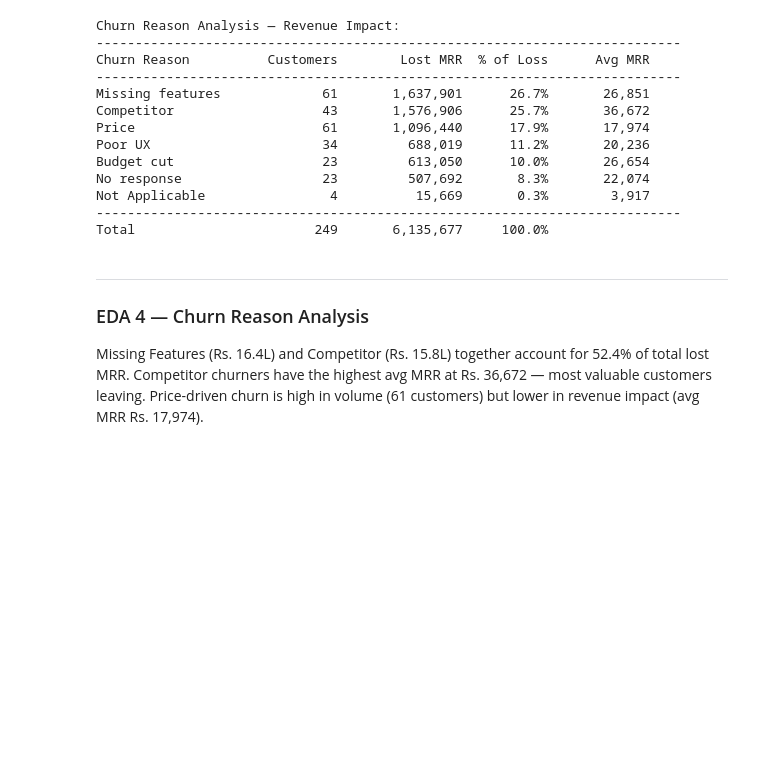
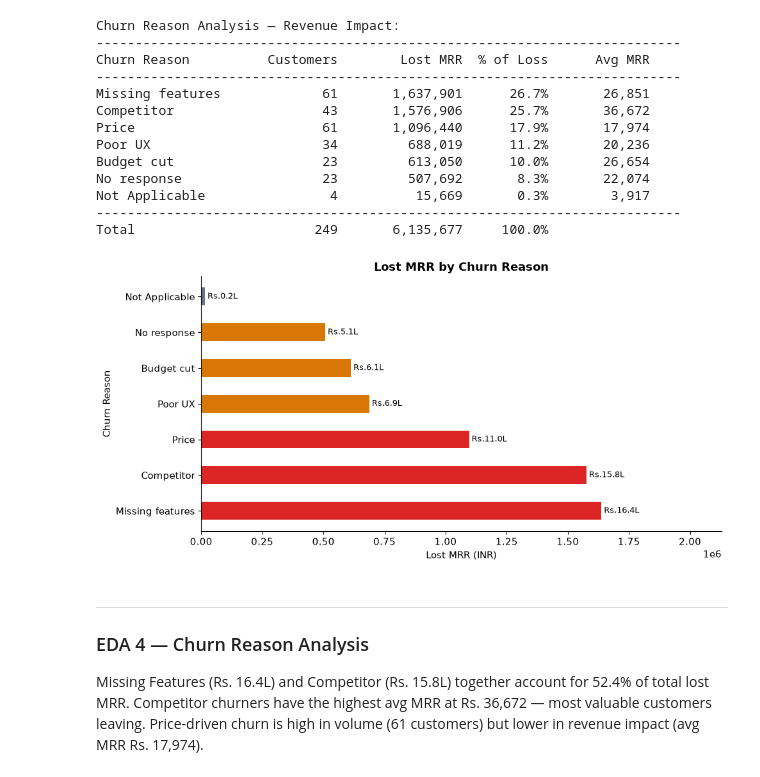
Before and after one commit to Satvikk-722/RevRadar, a Jupyter notebook: Notebooks/revradar_analysis.ipynb, the cells around one changed output. Cells and saved outputs as stored; diff of their text form; code cells hidden in the pictures; blank space fills up the shorter version.

```diff
--- a/Notebooks/revradar_analysis.ipynb
+++ b/Notebooks/revradar_analysis.ipynb
@@ -454,6 +563,35 @@ No response                  23         507,692       8.3%       22,074
 Not Applicable                4          15,669       0.3%        3,917
 ---------------------------------------------------------------------------
 Total                       249       6,135,677     100.0%
+# %%
+# Chart 4 — Lost MRR by Churn Reason
+fig, ax = plt.subplots()
+
+reasons = churn_reason_mrr.sort_values(ascending=False).index.tolist()
+mrr_lost = churn_reason_mrr.sort_values(ascending=False).values.tolist()
+
+reason_colors = [colors['danger'] if m > 1000000 else
+                 colors['warning'] if m > 500000 else
+                 colors['neutral'] for m in mrr_lost]
+
+bars = ax.barh(reasons, mrr_lost, color=reason_colors, height=0.5)
+
+for bar, mrr in zip(bars, mrr_lost):
+    ax.text(bar.get_width() + 10000,
+            bar.get_y() + bar.get_height()/2,
+            f'Rs.{mrr/100000:.1f}L',
+            ha='left', va='center', fontsize=9)
+
+ax.set_title('Lost MRR by Churn Reason')
+ax.set_xlabel('Lost MRR (INR)')
+ax.set_ylabel('Churn Reason')
+ax.set_xlim(0, max(mrr_lost) * 1.3)
+
+plt.tight_layout()
+plt.savefig('../assets/chart4_churn_reason_mrr.png', dpi=150, bbox_inches='tight')
+plt.show()
+# %% [output]
+[figure, added]
 # %% [markdown]
 ---
 ### EDA 4 — Churn Reason Analysis
```
Also changed, not shown: parts of 6 cells of this notebook, 7 other files.
